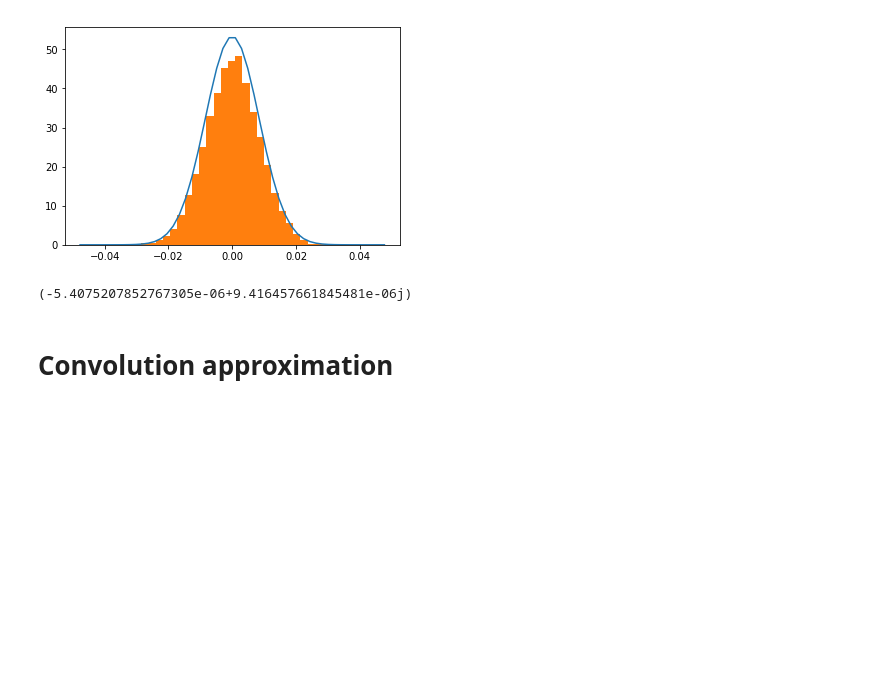
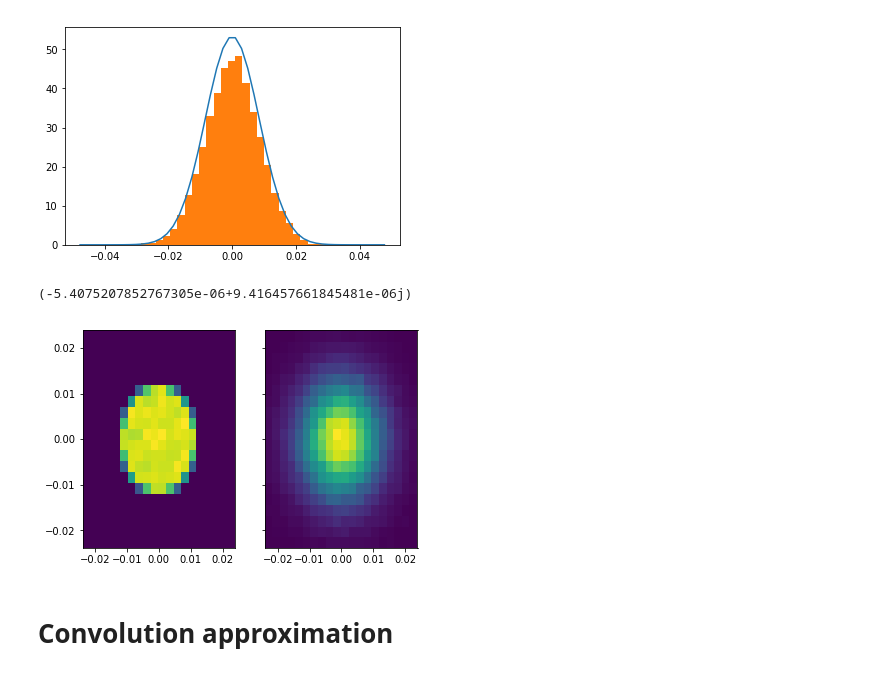
Before and after one commit to simply-nicky/cbc, a Jupyter notebook: prototyping/proto.ipynb, the cells around one changed output. Cells and saved outputs as stored; diff of their text form; code cells hidden in the pictures; blank space fills up the shorter version.

```diff
--- a/prototyping/proto.ipynb
+++ b/prototyping/proto.ipynb
@@ -77,6 +74,17 @@ ks = cbc.gaussian_dist(knum, z, waist, wavelength)[:, 0:2]
 thdiv(waist,wavelength) * np.pi**0.5 / (2 * np.pi)**2 * cbc.gaussian_f(ks, z, waist, wavelength).sum() / knum
 # %% [output]
 (-5.4075207852767305e-06+9.416457661845481e-06j)
+# %%
+%matplotlib inline
+_thdiv = thdiv(waist,wavelength)
+kxs, kys = cbc.uniform_dist(100000, waist, wavelength)[:, 0:2].T
+kxs2, kys2 = cbc.gaussian_dist(100000, waist, wavelength)[:, 0:2].T
+fig, (ax1, ax2) = plt.subplots(1, 2, sharey=True, sharex=True)
+ax1.hist2d(kxs, kys, 20, range=[[-2*_thdiv,2*_thdiv],[-2*_thdiv,2*_thdiv]])
+ax2.hist2d(kxs2, kys2, 20, range=[[-2*_thdiv,2*_thdiv],[-2*_thdiv,2*_thdiv]])
+plt.show()
+# %% [output]
+[figure, added]
 # %% [markdown]
 # Convolution approximation
 # %%
```
Also changed, not shown: parts of 1 cell of this notebook, 9 other files.
